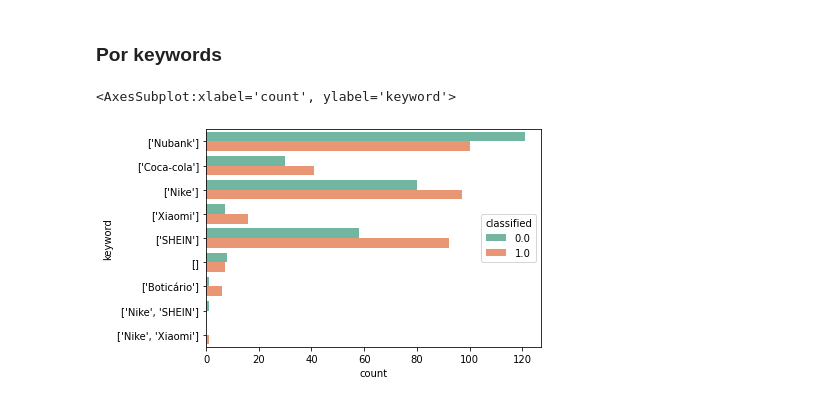
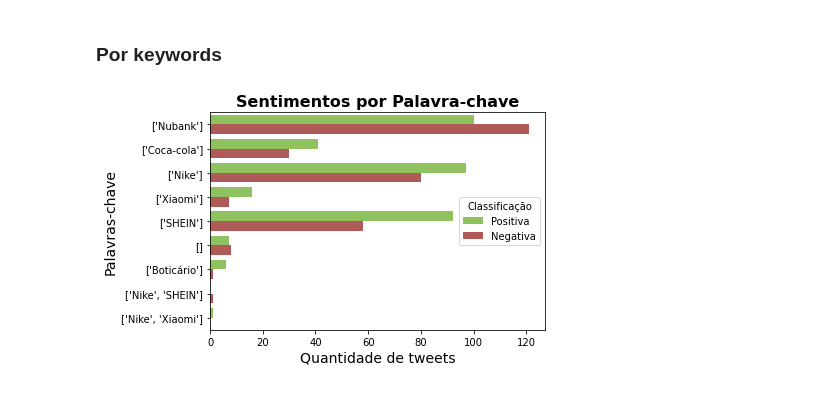
Before and after one commit to empatwi/exploratory-analysis, a Jupyter notebook: analysis.ipynb, the cells around one changed output. Cells and saved outputs as stored; diff of their text form; code cells hidden in the pictures.

Commit message:
Generate customized countplot by keywords

```diff
--- a/analysis.ipynb
+++ b/analysis.ipynb
@@ -258,10 +258,26 @@ Counter({0.0: 306, 1.0: 360})
 # %% [markdown]
 ### Por keywords
-# %%
-# df_positive = df_removed_stopwords[df_removed_stopwords["classified"] == 1.0]
-# sns.countplot(y="keyword", data=df_positive)
-
-sns.countplot(y="keyword", data=df_removed_stopwords, hue="classified", palette="Set2")
-# %% [output]
-<AxesSubplot:xlabel='count', ylabel='keyword'>
-[figure, removed]
+# %%
+# Dataframe especialmente para o plot
+
+order = ["Positiva", "Negativa"]
+
+df_countplot = df_removed_stopwords.copy()
+df_countplot = df_countplot.rename({'classified': 'Classificação'}, axis=1)
+df_countplot["Classificação"][df_countplot["Classificação"] == 1.0] = order[0]
+df_countplot["Classificação"][df_countplot["Classificação"] == 0.0] = order[1]
+
+
+# Plot
+
+colors = ["#8FD14F", "#BC4C4B"]
+sns.set_palette(sns.color_palette(colors))
+plot_output = sns.countplot(y="keyword", data=df_countplot, hue="Classificação", hue_order=order)
+
+plot_output.set_title("Sentimentos por Palavra-chave", fontsize=16, fontweight="bold")
+plot_output.set_xlabel("Quantidade de tweets", fontsize=14)
+plot_output.set_ylabel("Palavras-chave", fontsize=14)
+
+plot_output.figure.savefig("keyword_analysis.png", bbox_inches="tight")
+# %% [output]
+[figure, added]
```
Also changed, not shown: parts of 2 cells of this notebook, 1 other file.
